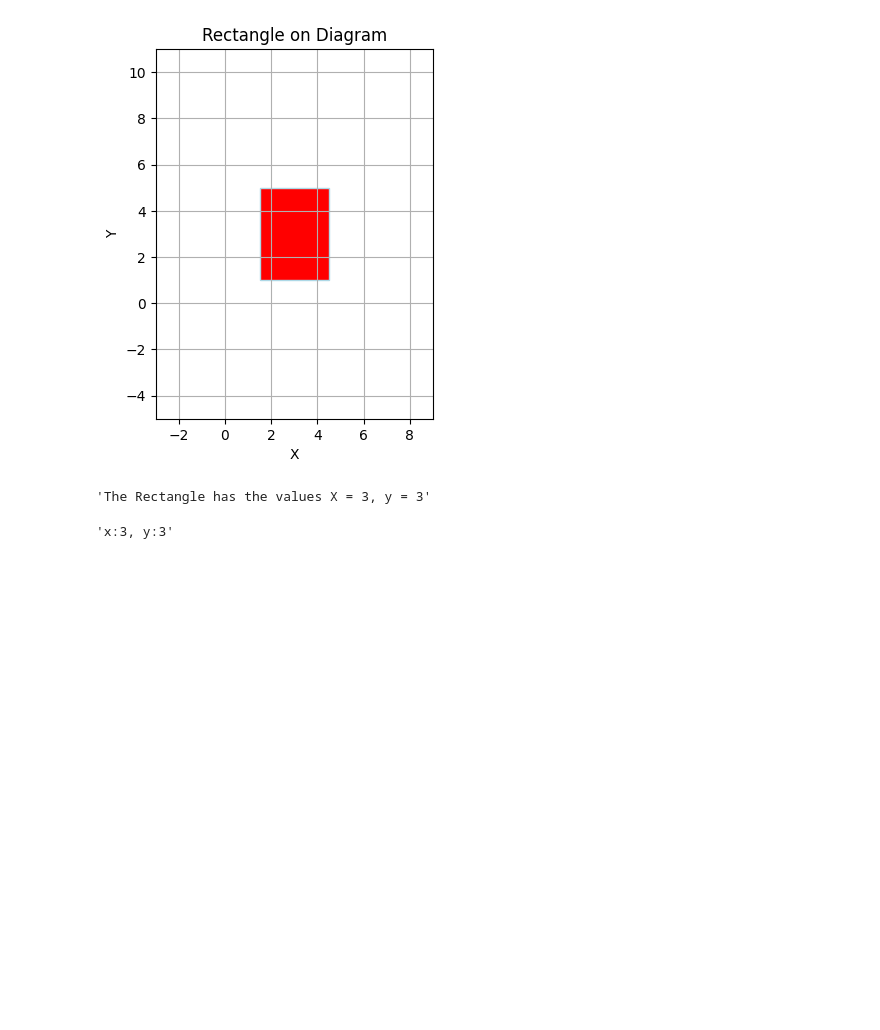
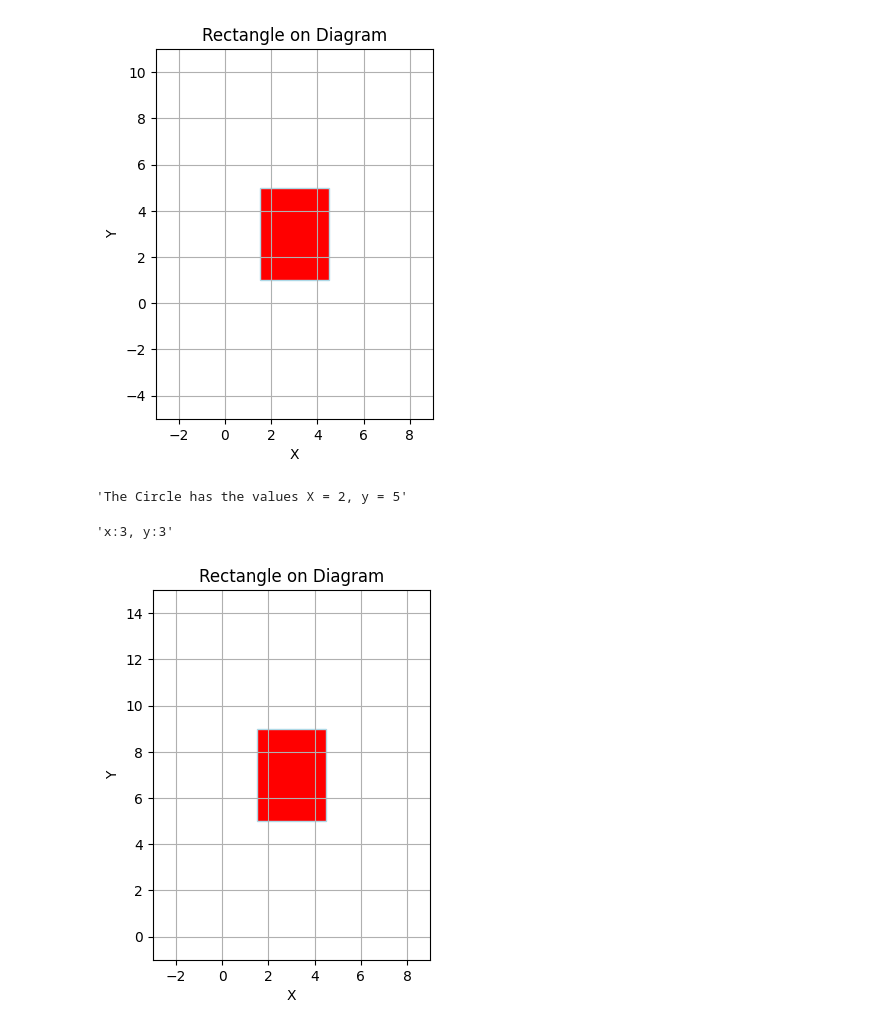
Before and after one commit to Farleys46/python_Filip_Farley_DE25, a Jupyter notebook: lab2/lab2_testing.ipynb, the cells around one changed output. Cells and saved outputs as stored; diff of their text form; code cells hidden in the pictures; blank space fills up the shorter version.

```diff
--- a/lab2/lab2_testing.ipynb
+++ b/lab2/lab2_testing.ipynb
@@ -32,9 +32,9 @@ rectangle1.plot_rect()
 # %% [output]
 [figure]
 # %%
-rectangle1.__str__()
+circle1.__str__()
 # %% [output]
-'The Rectangle has the values X = 3, y = 3'
+'The Circle has the values X = 2, y = 5'
 # %%
 rectangle1.__repr__()
 # %% [output]
@@ -41,0 +44,5 @@ rectangle1.__repr__()
+# %%
+rectangle1.translate(0, 2)
+rectangle1.plot_rect()
+# %% [output]
+[figure, added]
```
Also changed, not shown: parts of 5 cells of this notebook, 3 other files.
